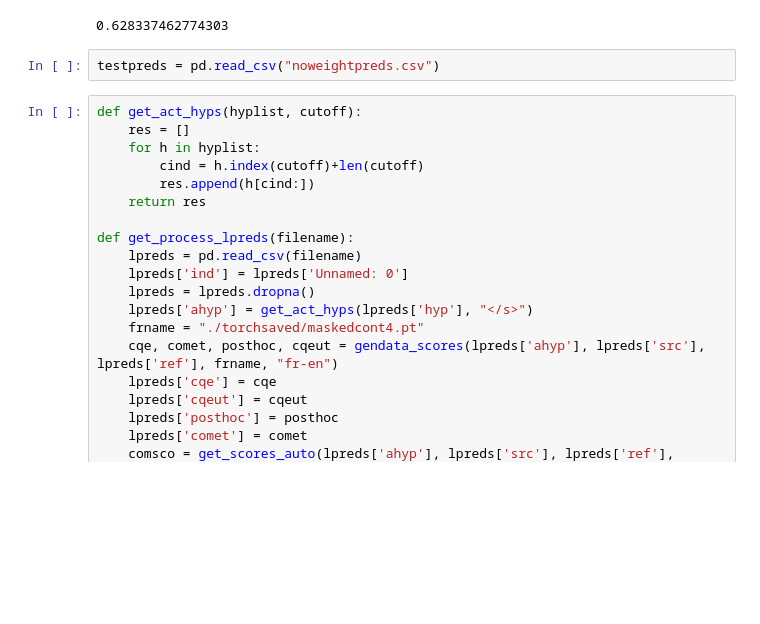
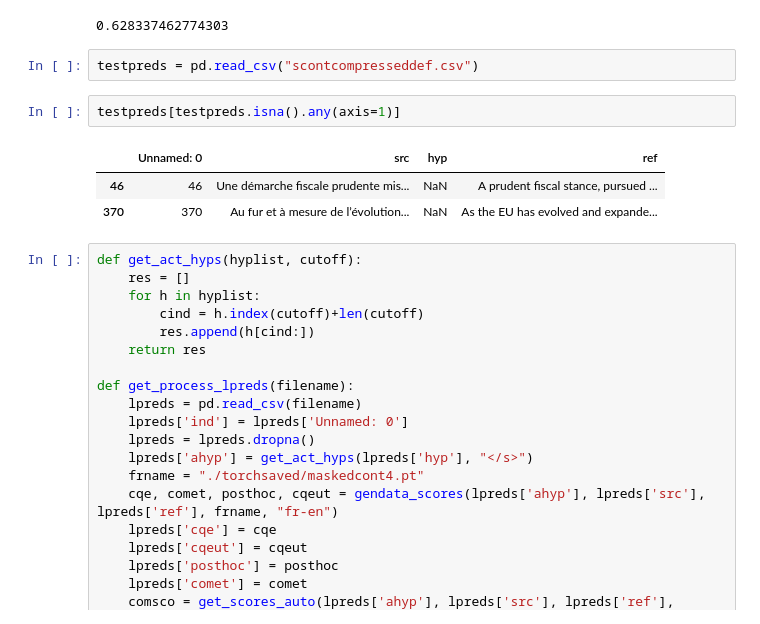
Before and after one commit to PrasannS/eel-reranking, a Jupyter notebook: lattice_deg_explore.ipynb, the cells around one changed output. Cells and saved outputs as stored; diff of their text form; blank space fills up the shorter version.

```diff
--- a/lattice_deg_explore.ipynb
+++ b/lattice_deg_explore.ipynb
@@ -63,7 +63,13 @@ mean(comsco)
 # %% [output]
 0.628337462774303
 # %%
-testpreds = pd.read_csv("noweightpreds.csv")
+testpreds = pd.read_csv("scontcompresseddef.csv")
+# %%
+testpreds[testpreds.isna().any(axis=1)]
+# %% [output]
+|  | Unnamed: 0 | src | hyp | ref |
+| 46 | 46 | Une démarche fiscale prudente mis... | NaN | A prudent fiscal stance, pursued ... |
+| 370 | 370 | Au fur et à mesure de l’évolution... | NaN | As the EU has evolved and expande... |
 # %%
 def get_act_hyps(hyplist, cutoff):
     res = []
```
Also changed, not shown: parts of 3 cells of this notebook, 4 other files.
